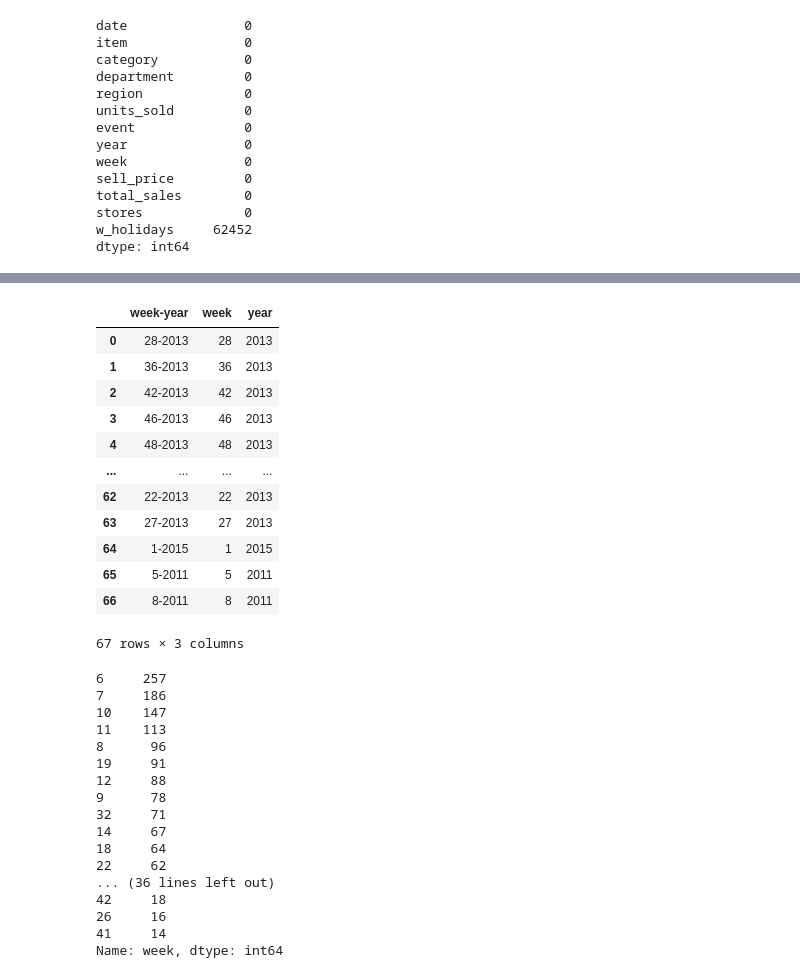
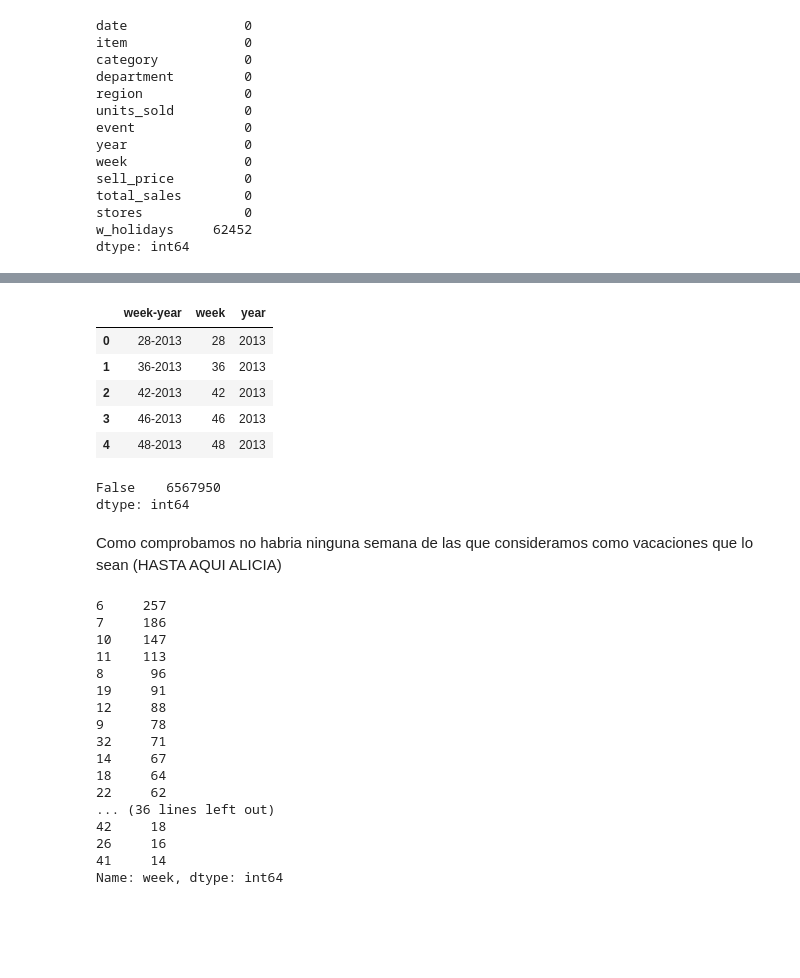
Before and after one commit to alitermat/capstone_retail_TFM, a Jupyter notebook: notebooks/Limpiezadedatos.ipynb, the cells around one changed output, grey strips where cells are left out. Saved outputs shown, nothing was run; the diff lists cells and outputs as text; code cells hidden in the pictures; blank space fills up the shorter version.

```diff
--- a/notebooks/Limpiezadedatos.ipynb
+++ b/notebooks/Limpiezadedatos.ipynb
@@ -925 +881,5 @@ df_resultado.loc[df_resultado["week"] == 1, "w_holidays"] = 1
+# %%
+# Estas dos semanas siempre tienen festivo por los que las añadiremos manualmente
+df.loc[df["week"] == 1, "w_holidays"] = 1
+df.loc[df["week"] == 52, "w_holidays"] = 1
 # %%
@@ -941,5 +903,6 @@ df_resultado.loc[df_resultado.w_holidays.isna()]
 # %%
-week_year_holidays= df_resultado.loc[df_resultado["w_holidays"]== 1][["week","year"]]
+#Buscamos las weeks con vacaciones por año
+week_year_holidays= df.loc[df["w_holidays"]== 1][["week","year"]]
 week_year_holidays
 # %% [output]
 |  | week | year |
@@ -975,22 +938,22 @@ Length: 1649793, dtype: object
 # %%
 nuevo_df = pd.DataFrame(valores_unicos, columns=['week-year'])
 nuevo_df[['week', 'year']] = nuevo_df['week-year'].str.split('-', expand=True)
+nuevo_df.head()
+# %% [output]
+|  | week-year | week | year |
+| 0 | 28-2013 | 28 | 2013 |
+| 1 | 36-2013 | 36 | 2013 |
+| 2 | 42-2013 | 42 | 2013 |
+| 3 | 46-2013 | 46 | 2013 |
+| 4 | 48-2013 | 48 | 2013 |
-# %%
-nuevo_df
-# %% [output]
-|  | week-year | week | year |
-| 0 | 28-2013 | 28 | 2013 |
-| 1 | 36-2013 | 36 | 2013 |
-| 2 | 42-2013 | 42 | 2013 |
-| 3 | 46-2013 | 46 | 2013 |
-| 4 | 48-2013 | 48 | 2013 |
-| ... | ... | ... | ... |
-| 62 | 22-2013 | 22 | 2013 |
-| 63 | 27-2013 | 27 | 2013 |
-| 64 | 1-2015 | 1 | 2015 |
-| 65 | 5-2011 | 5 | 2011 |
-| 66 | 8-2011 | 8 | 2011 |
-67 rows × 3 columns
+# %%
+comprobacion = df.apply(lambda x: (x['week'], x['year']) in zip(nuevo_df['week'], nuevo_df['year']), axis=1)
+comprobacion.value_counts()
+# %% [output]
+False    6567950
+dtype: int64
+# %% [markdown]
+Como comprobamos no habria ninguna semana de las que consideramos como vacaciones que lo sean (HASTA AQUI ALICIA)
 # %%
 df_resultado.loc[df_resultado.w_holidays.isna()].week.value_counts()
 # %% [output]
```
Also changed, not shown: parts of 36 cells of this notebook, 1 other file.
